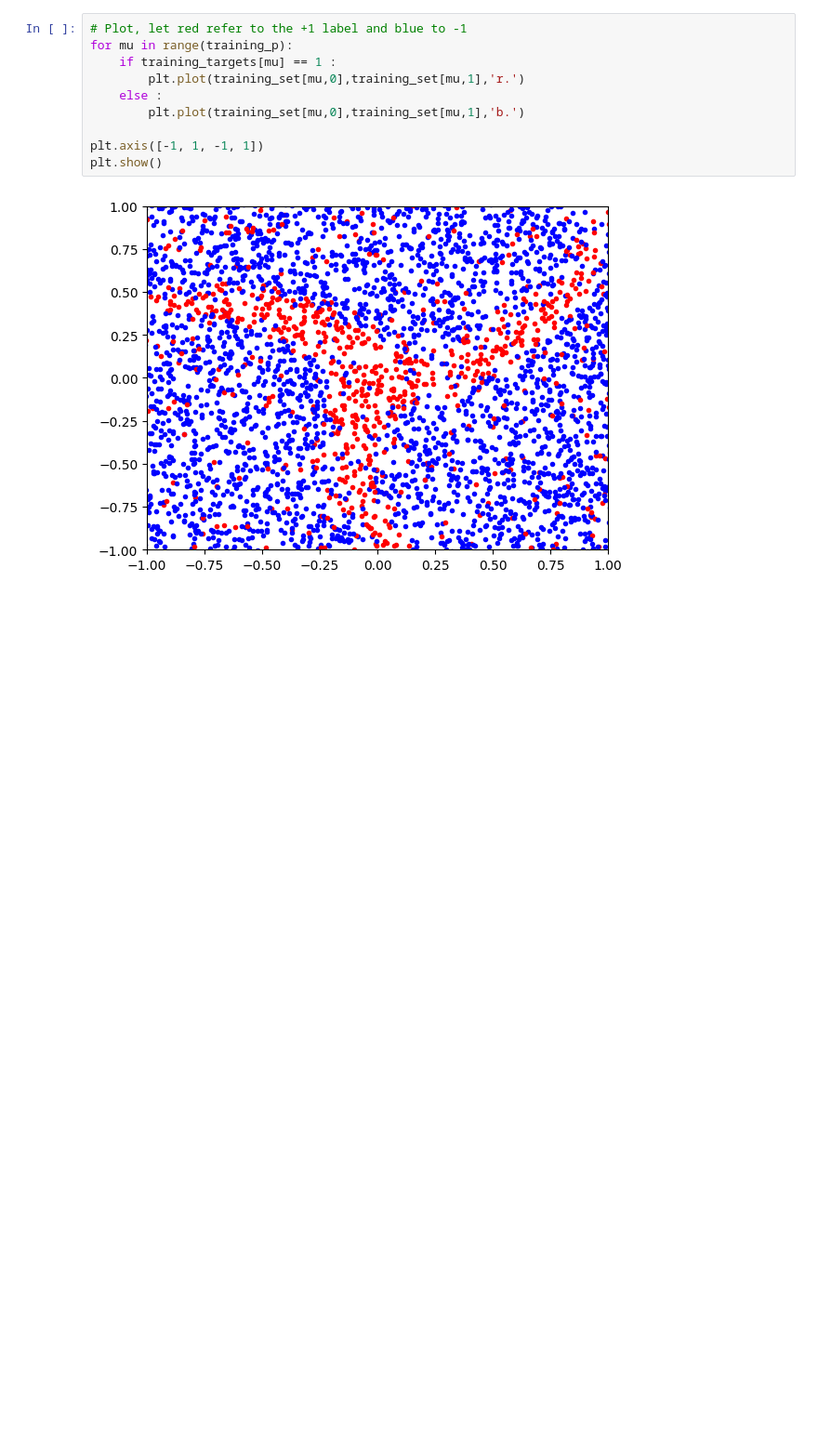
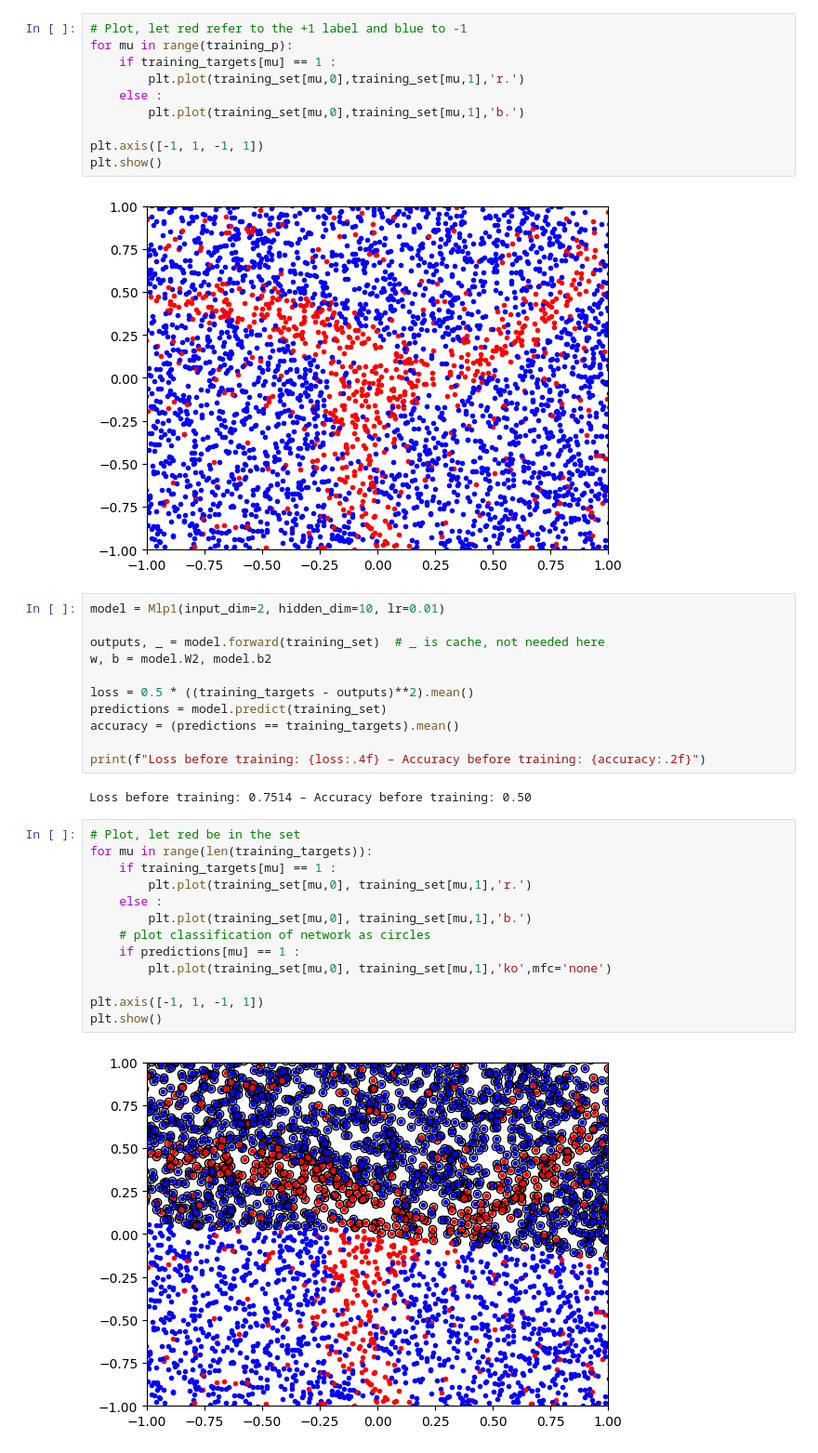
Before and after one commit to axelwilandh/perceptrons-from-scratch, a Jupyter notebook: notebooks/advanced_shapes.ipynb, the cells around one changed output. Shown at 93% size. Drawn from its saved outputs; the diff is of its cells as text; blank space fills up the shorter version.

```diff
--- a/notebooks/advanced_shapes.ipynb
+++ b/notebooks/advanced_shapes.ipynb
@@ -39,3 +41,31 @@ plt.axis([-1, 1, -1, 1])
 plt.show()
 # %% [output]
 [figure]
+# %%
+model = Mlp1(input_dim=2, hidden_dim=10, lr=0.01)
+
+outputs, _ = model.forward(training_set)  # _ is cache, not needed here
+w, b = model.W2, model.b2
+
+loss = 0.5 * ((training_targets - outputs)**2).mean()
+predictions = model.predict(training_set)
+accuracy = (predictions == training_targets).mean()
+
+print(f"Loss before training: {loss:.4f} – Accuracy before training: {accuracy:.2f}")
+# %% [output]
+Loss before training: 0.7514 – Accuracy before training: 0.50
+# %%
+# Plot, let red be in the set
+for mu in range(len(training_targets)):
+    if training_targets[mu] == 1 :
+        plt.plot(training_set[mu,0], training_set[mu,1],'r.')
+    else :
+        plt.plot(training_set[mu,0], training_set[mu,1],'b.')
+    # plot classification of network as circles
+    if predictions[mu] == 1 :
+        plt.plot(training_set[mu,0], training_set[mu,1],'ko',mfc='none')
+
+plt.axis([-1, 1, -1, 1])
+plt.show()
+# %% [output]
+[figure, added]
```
Also changed, not shown: parts of 3 cells of this notebook, 1 other file.
